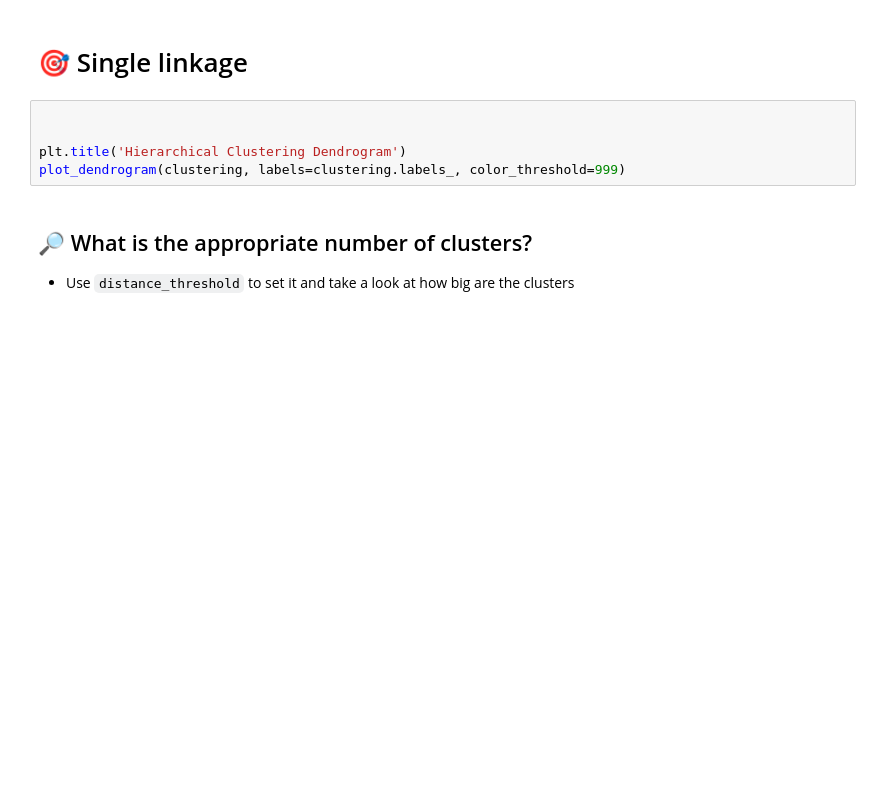
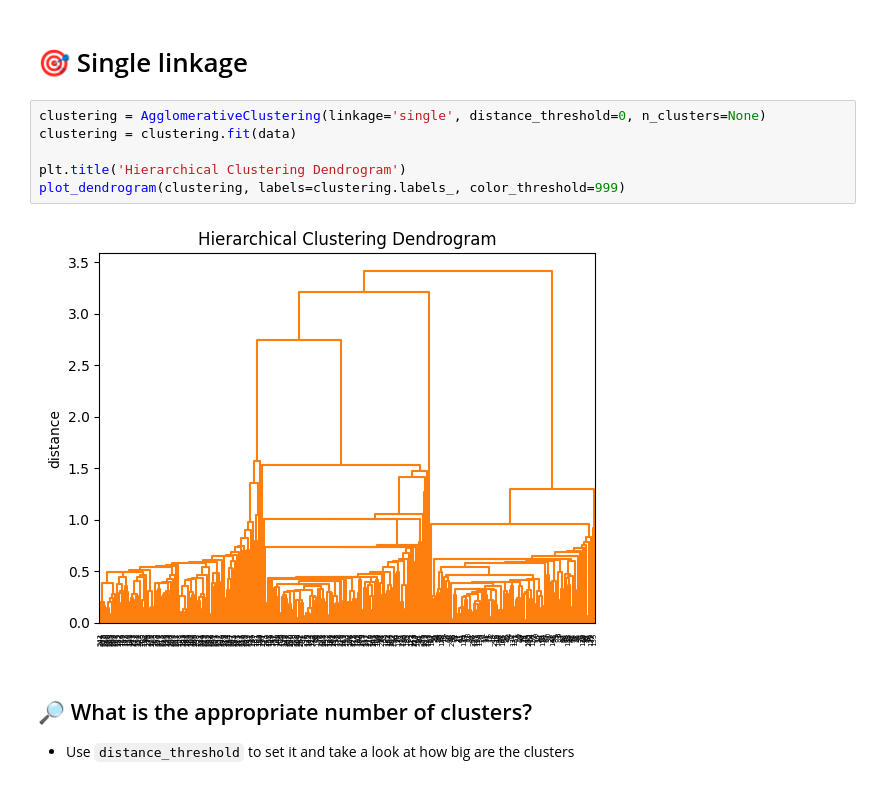
Before and after one commit to heraltmichal/zsu, a Jupyter notebook: fml_05.ipynb, the cells around one changed output. Drawn from its saved outputs; the diff is of its cells as text; blank space fills up the shorter version.

```diff
--- a/fml_05.ipynb
+++ b/fml_05.ipynb
@@ -183,10 +209,13 @@ plt.scatter(data[:,0], data[:,1], c=clustering.labels_)
 # %% [markdown]
 # 🎯 Single linkage
 # %%
-
+clustering = AgglomerativeClustering(linkage='single', distance_threshold=0, n_clusters=None)
+clustering = clustering.fit(data)
 
 plt.title('Hierarchical Clustering Dendrogram')
 plot_dendrogram(clustering, labels=clustering.labels_, color_threshold=999)
+# %% [output]
+[figure, added]
 # %% [markdown]
 ## 🔎 What is the appropriate number of clusters?
 * Use `distance_threshold` to set it and take a look at how big are the clusters
```
Also changed, not shown: parts of 4 cells of this notebook.
